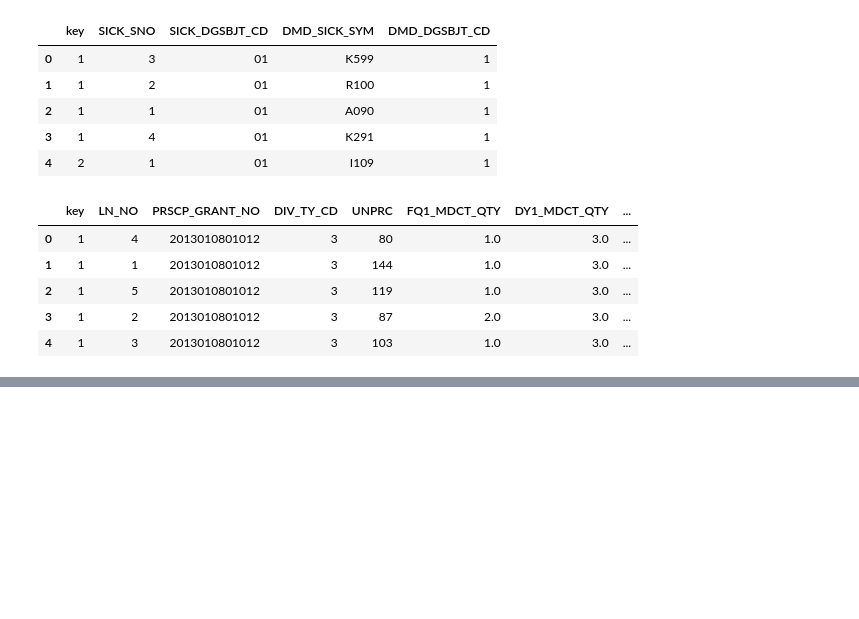
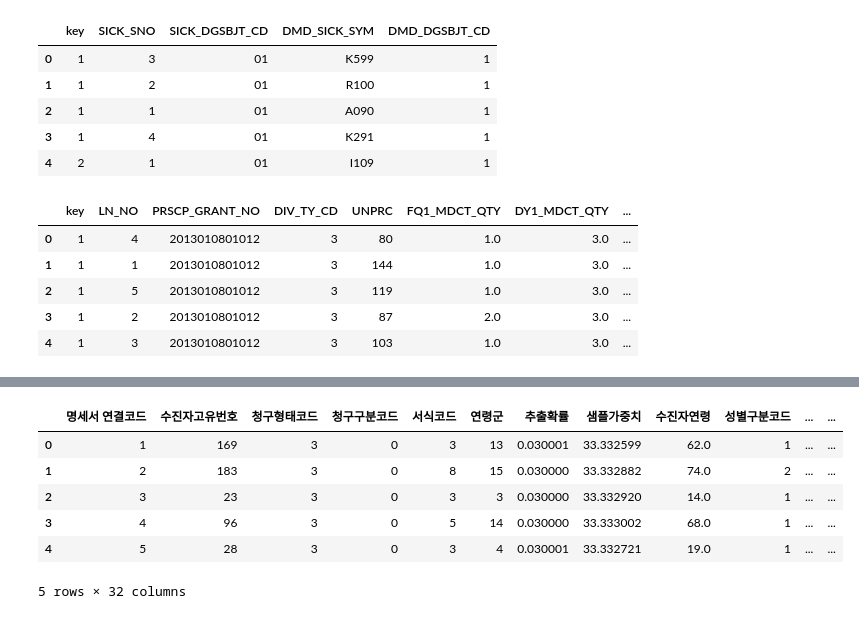
Before and after one commit to hk918216/Web, a Jupyter notebook: 6day_심평원_데이터분석/1_데이터이해.ipynb, the cells around one changed output, grey strips where cells are left out. Saved outputs shown, nothing was run; the diff lists cells and outputs as text; code cells hidden in the pictures; blank space fills up the shorter version.

```diff
--- a/6day_심평원_데이터분석/1_데이터이해.ipynb
+++ b/6day_심평원_데이터분석/1_데이터이해.ipynb
@@ -90,0 +85,5 @@ df_53TABLE.head()
+# %%
+df_20TABLE_col = pd.read_excel('./files_org/표본자료 변수 테이블(2012-2013).xlsx',
+                               sheet_name = 0, # 시트 선택. 디폴트 값 0, 시트 이름 사용가능
+                               usecols='A,D')
+df_20TABLE_col.head()
@@ -90,0 +145,17 @@ df_53TABLE.head()
+# %%
+df_20TABLE_col_list = df_20TABLE_col.to_dict('records')
+
+# 깨끗한 딕셔너리 변수 생성
+new_dict_20 = {}
+
+# for i in df_20TABLE_col_list:
+#     for x in i:
+#         print(i[x])
+
+for i in range(len(df_20TABLE_col_list)):
+    x = df_20TABLE_col_list[i]['변수명']
+    y = df_20TABLE_col_list[i]['표준한글컬럼명']
+    new_dict_20[x] = y
+
+new_dict_20
+# 내가 해냄!
@@ -90,0 +180,18 @@ df_53TABLE.head()
+# %%
+# 강사닙 답
+new_dict_20 = {}
+
+for dict_kv in df_20TABLE_col_list:
+    new_dict_20[dict_kv['변수명']] = dict_kv['표준한글컬럼명']
+
+#영문명 컬럼 해당 한글 컬럼명으로 변경
+df_20TABLE_kor = df_20TABLE.rename(columns = new_dict_20)
+df_20TABLE_kor.head()
+# %% [output]
+|  | 명세서 연결코드 | 수진자고유번호 | 청구형태코드 | 청구구분코드 | 서식코드 | 연령군 | 추출확률 | 샘플가중치 | 수진자연령 | 성별구분코드 | ... | ... |
+| 0 | 1 | 169 | 3 | 0 | 3 | 13 | 0.030001 | 33.332599 | 62.0 | 1 | ... | ... |
+| 1 | 2 | 183 | 3 | 0 | 8 | 15 | 0.030000 | 33.332882 | 74.0 | 2 | ... | ... |
+| 2 | 3 | 23 | 3 | 0 | 3 | 3 | 0.030000 | 33.332920 | 14.0 | 1 | ... | ... |
+| 3 | 4 | 96 | 3 | 0 | 5 | 14 | 0.030000 | 33.333002 | 68.0 | 1 | ... | ... |
+| 4 | 5 | 28 | 3 | 0 | 3 | 4 | 0.030001 | 33.332721 | 19.0 | 1 | ... | ... |
+5 rows × 32 columns
```
Also changed, not shown: parts of 14 cells of this notebook, 4 other files.
